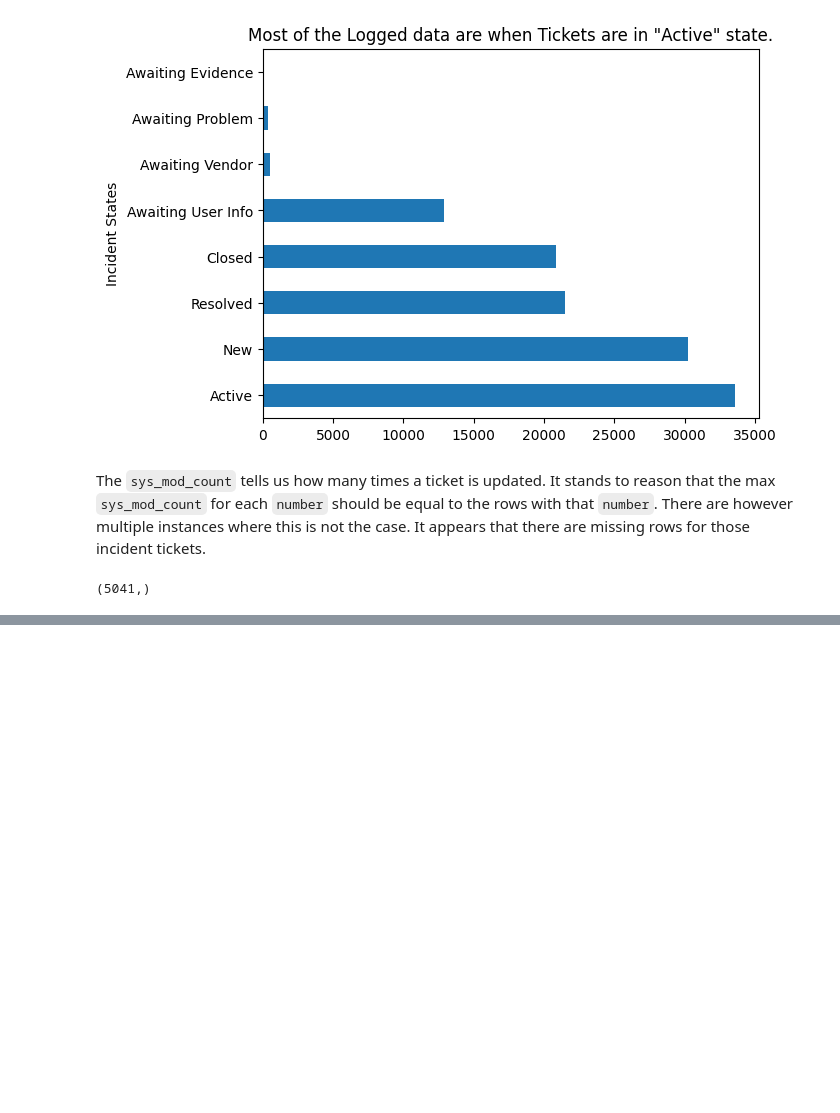
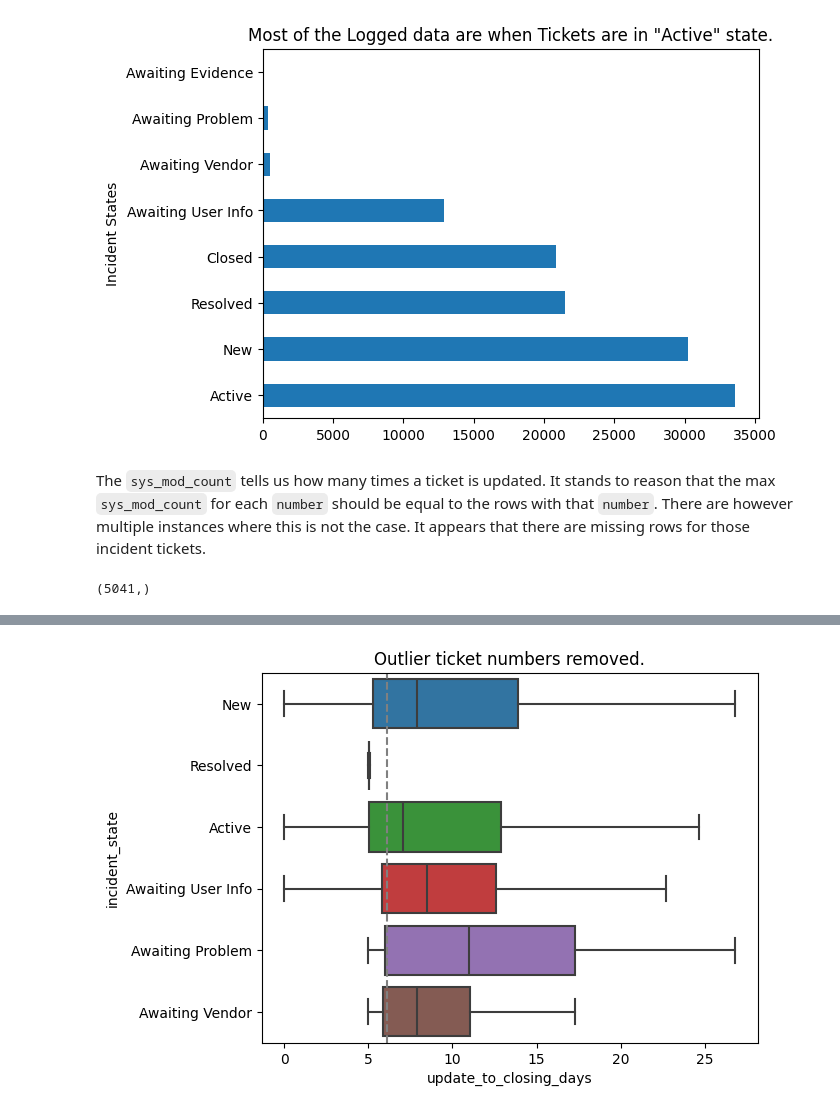
Before and after one commit to khizon/data_analysis, a Jupyter notebook: IT_support/src/exploration.ipynb, the cells around one changed output, grey strips where cells are left out. Drawn from its saved outputs; the diff is of its cells as text; code cells hidden in the pictures; blank space fills up the shorter version.

```diff
--- a/IT_support/src/exploration.ipynb
+++ b/IT_support/src/exploration.ipynb
@@ -125,3 +139,27 @@ priority.sort()
+# %%
+# Removing of Outliers
+# Calculate the IQR
+Q1 = df['update_to_closing_days'].quantile(0.25)
+Q3 = df['update_to_closing_days'].quantile(0.75)
+IQR = Q3 - Q1
+
+# Define lower and upper bounds for outliers
+lower_bound = Q1 - 1.5 * IQR
+upper_bound = Q3 + 1.5 * IQR
+
+
+# Remove outlier ticket numbers (not just outlier rows)
+outliers = list(df.loc[(df['update_to_closing_days']<lower_bound) |
+       (df['update_to_closing_days']>upper_bound), 'number'].unique())
+df = df[~df['number'].isin(outliers)].copy()
+
+dd_median = df['update_to_closing_days'].median()
+sns.boxplot(df, x='update_to_closing_days', y='incident_state', showfliers=False)
+plt.axvline(x=dd_median, color='gray', linestyle='--', label='Median')
+plt.title('Outlier ticket numbers removed.')
+plt.show()
+# %% [output]
+[figure, added]
 # %%
 df['duration_days'] = df['closed_at']-df['opened_at']
 df['duration_days'] = df['duration_days'].dt.days + df['duration_days'].dt.seconds / (24 * 60 * 60) #Convert time delta to "days"
```
Also changed, not shown: parts of 15 cells of this notebook, 1 other file.
